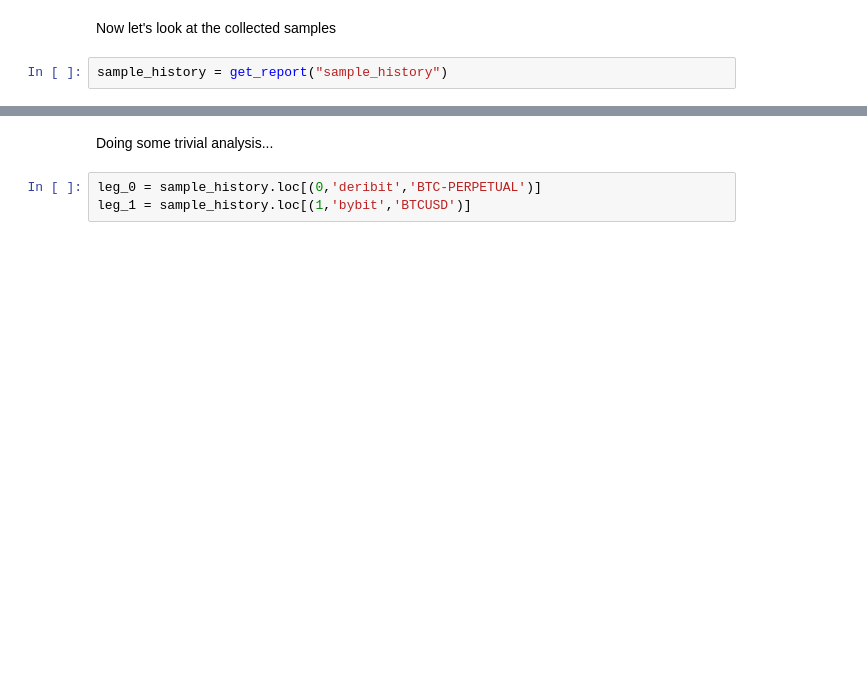
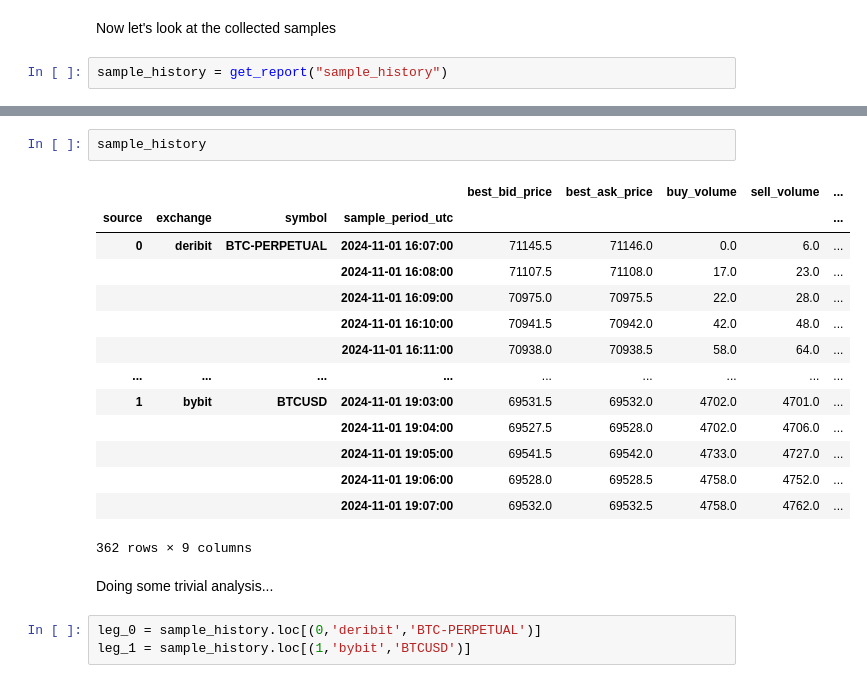
Before and after one commit to roq-trading/roq-demo, a Jupyter notebook: simulation/test.ipynb, the cells around one changed output, grey strips where cells are left out. Drawn from its saved outputs; the diff is of its cells as text; blank space fills up the shorter version.

```diff
--- a/simulation/test.ipynb
+++ b/simulation/test.ipynb
@@ -218,3 +234,20 @@ sample_history = get_report("sample_history")
+# %%
+sample_history
+# %% [output]
+|  |  |  |  | best_bid_price | best_ask_price | buy_volume | sell_volume | ... |
+| source | exchange | symbol | sample_period_utc |  |  |  |  | ... |
+| 0 | deribit | BTC-PERPETUAL | 2024-11-01 16:07:00 | 71145.5 | 71146.0 | 0.0 | 6.0 | ... |
+|  |  |  | 2024-11-01 16:08:00 | 71107.5 | 71108.0 | 17.0 | 23.0 | ... |
+|  |  |  | 2024-11-01 16:09:00 | 70975.0 | 70975.5 | 22.0 | 28.0 | ... |
+|  |  |  | 2024-11-01 16:10:00 | 70941.5 | 70942.0 | 42.0 | 48.0 | ... |
+|  |  |  | 2024-11-01 16:11:00 | 70938.0 | 70938.5 | 58.0 | 64.0 | ... |
+| ... | ... | ... | ... | ... | ... | ... | ... | ... |
+| 1 | bybit | BTCUSD | 2024-11-01 19:03:00 | 69531.5 | 69532.0 | 4702.0 | 4701.0 | ... |
+|  |  |  | 2024-11-01 19:04:00 | 69527.5 | 69528.0 | 4702.0 | 4706.0 | ... |
+|  |  |  | 2024-11-01 19:05:00 | 69541.5 | 69542.0 | 4733.0 | 4727.0 | ... |
+|  |  |  | 2024-11-01 19:06:00 | 69528.0 | 69528.5 | 4758.0 | 4752.0 | ... |
+|  |  |  | 2024-11-01 19:07:00 | 69532.0 | 69532.5 | 4758.0 | 4762.0 | ... |
+362 rows × 9 columns
 # %% [markdown]
 Doing some trivial analysis...
 # %%
```
Also changed, not shown: parts of 10 cells of this notebook.
